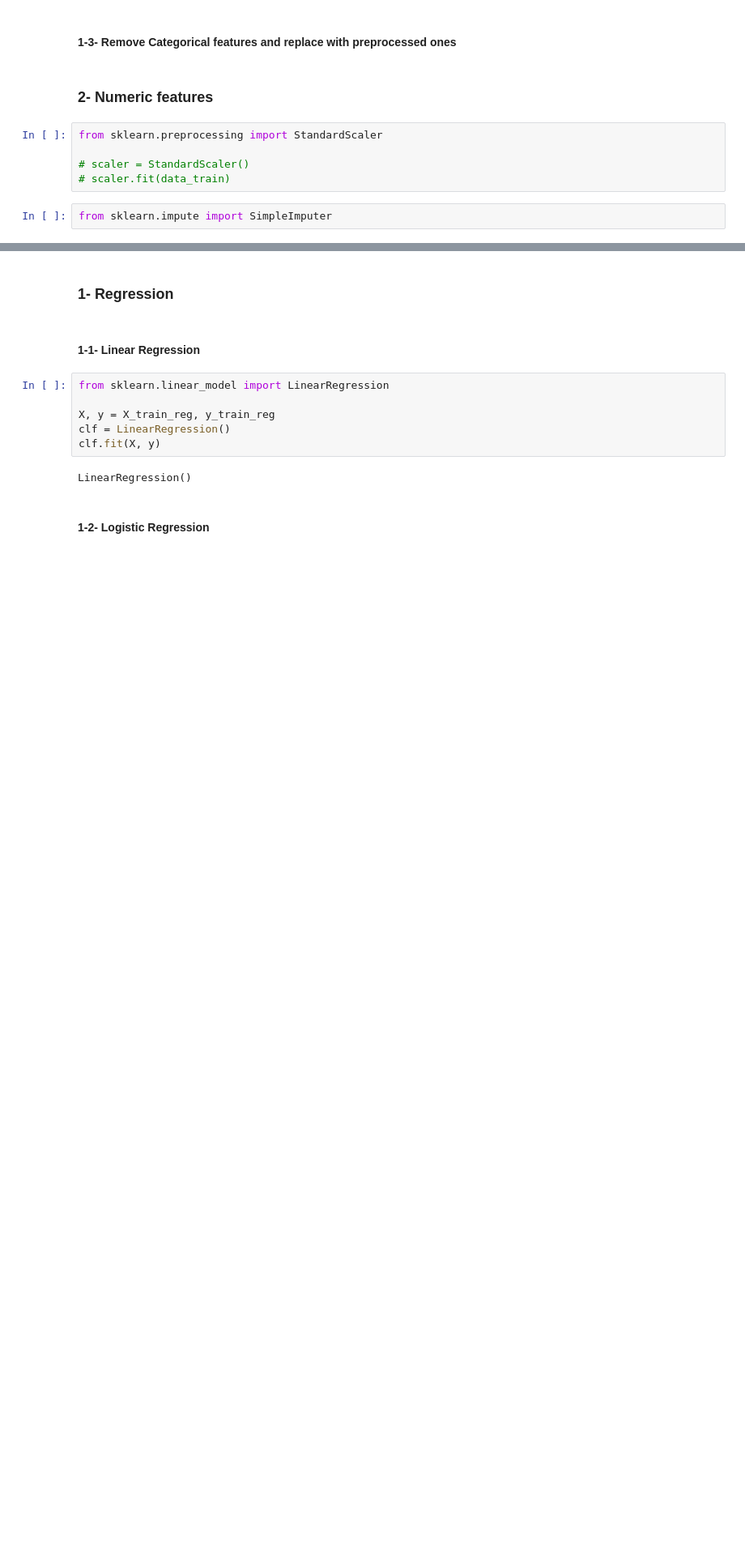
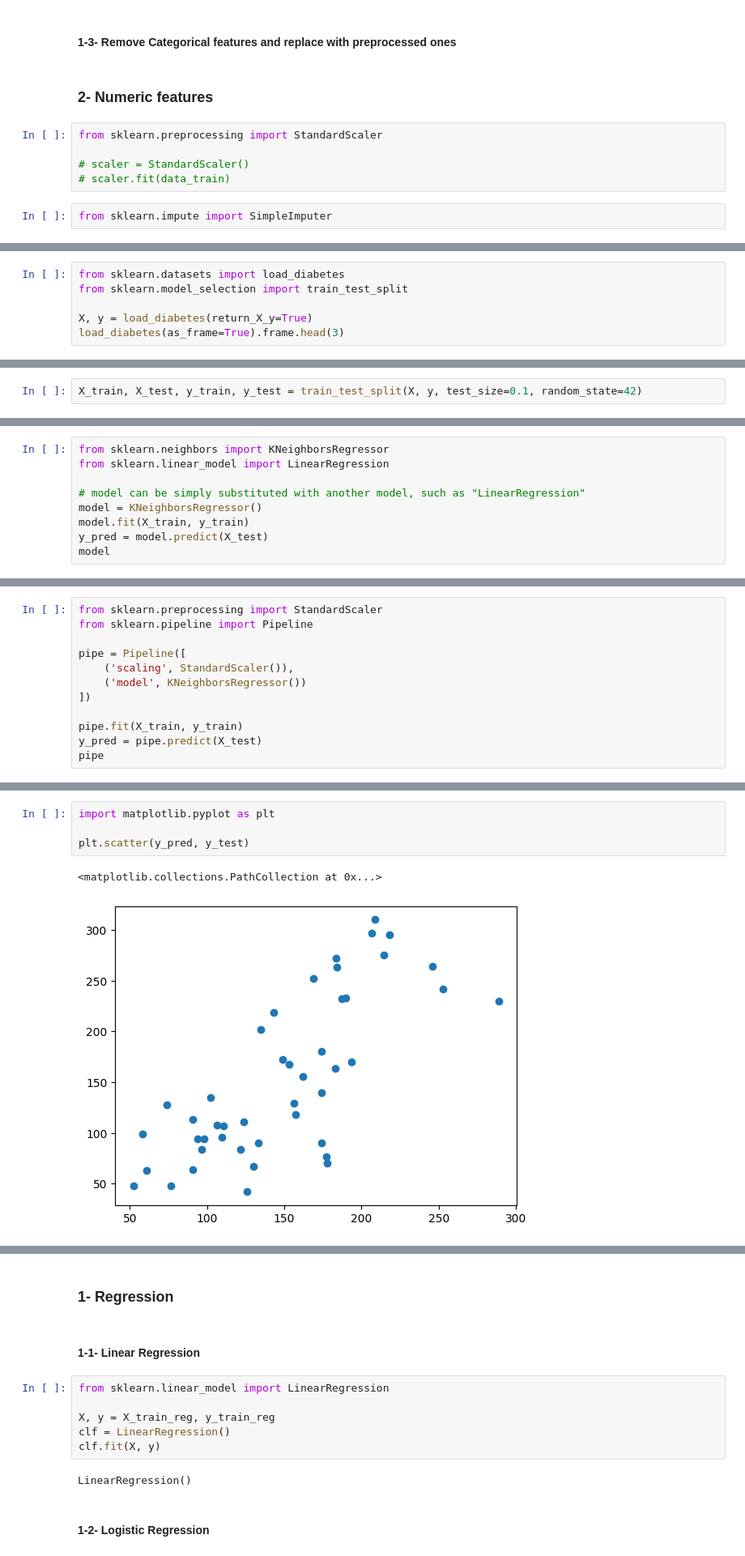
Before and after one commit to tabaraei/Data-Science-Toolkit, a Jupyter notebook: Scikit-Learn.ipynb, the cells around one changed output, grey strips where cells are left out. Shown at 81% size. Drawn from its saved outputs; the diff is of its cells as text; blank space fills up the shorter version.

Commit message:
added details regarding greadsearch, pipeline, and baseline sklearn models

```diff
--- a/Scikit-Learn.ipynb
+++ b/Scikit-Learn.ipynb
@@ -186,0 +193,6 @@ from sklearn.impute import SimpleImputer
+# %%
+from sklearn.datasets import load_diabetes
+from sklearn.model_selection import train_test_split
+
+X, y = load_diabetes(return_X_y=True)
+load_diabetes(as_frame=True).frame.head(3)
@@ -186,0 +207,2 @@ from sklearn.impute import SimpleImputer
+# %%
+X_train, X_test, y_train, y_test = train_test_split(X, y, test_size=0.1, random_state=42)
@@ -186,0 +211,9 @@ from sklearn.impute import SimpleImputer
+# %%
+from sklearn.neighbors import KNeighborsRegressor
+from sklearn.linear_model import LinearRegression
+
+# model can be simply substituted with another model, such as "LinearRegression"
+model = KNeighborsRegressor()
+model.fit(X_train, y_train)
+y_pred = model.predict(X_test)
+model
@@ -186,0 +232,12 @@ from sklearn.impute import SimpleImputer
+# %%
+from sklearn.preprocessing import StandardScaler
+from sklearn.pipeline import Pipeline
+
+pipe = Pipeline([
+    ('scaling', StandardScaler()),
+    ('model', KNeighborsRegressor())
+])
+
+pipe.fit(X_train, y_train)
+y_pred = pipe.predict(X_test)
+pipe
@@ -187 +292,8 @@ from sklearn.impute import SimpleImputer
+# %%
+import matplotlib.pyplot as plt
+
+plt.scatter(y_pred, y_test)
+# %% [output]
+<matplotlib.collections.PathCollection at 0x...>
+[figure, added]
 # %% [markdown]
```
Also changed, not shown: parts of 21 cells of this notebook.
